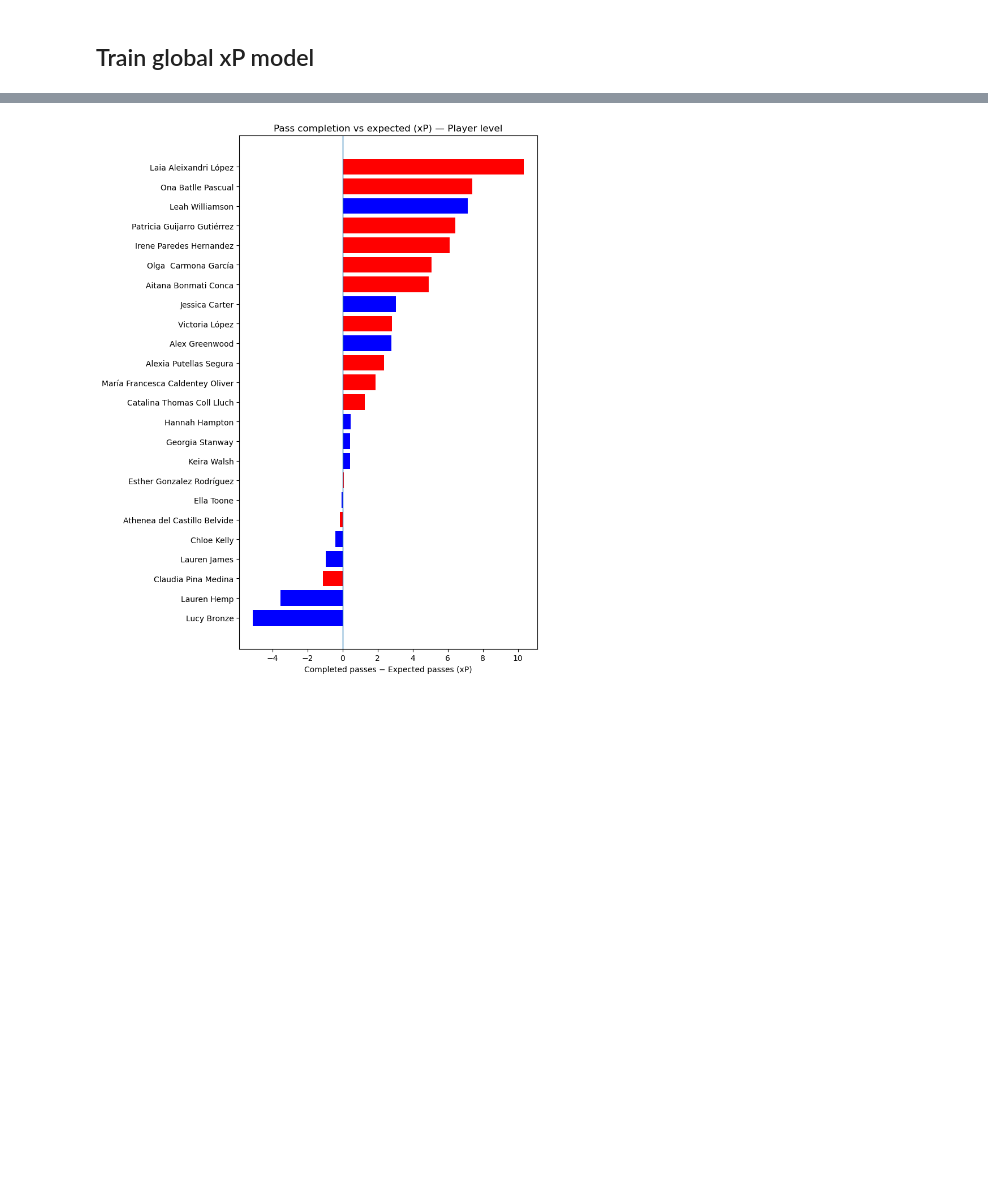
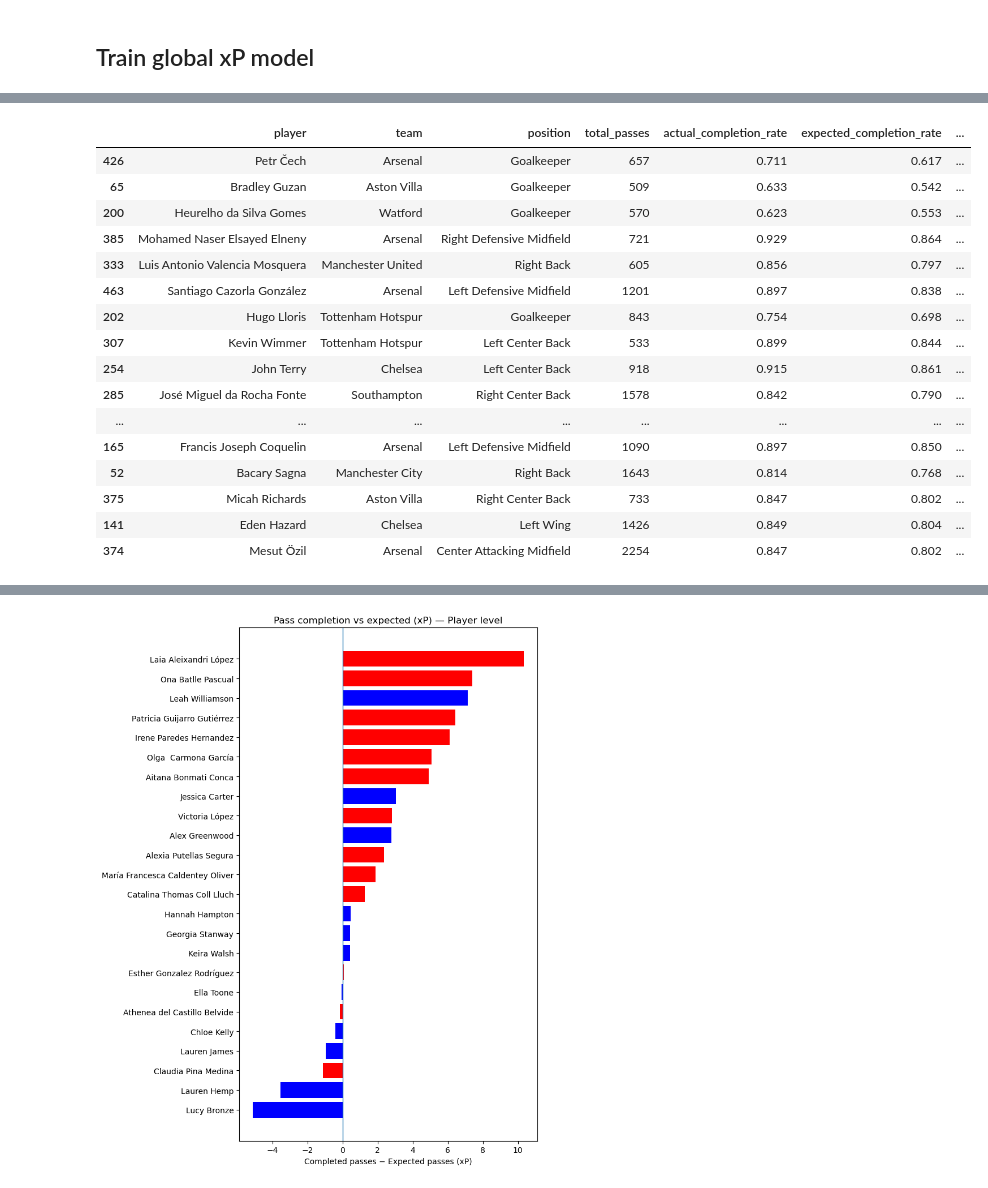
Before and after one commit to vickyfriss/Football-analytics, a Jupyter notebook: 202604 - 1 - Building Expected Passes xP for Men Top 5 Leagues.ipynb, the cells around one changed output, grey strips where cells are left out. Saved outputs shown, nothing was run; the diff lists cells and outputs as text; code cells hidden in the pictures; blank space fills up the shorter version.

```diff
--- a/202604 - 1 - Building Expected Passes xP for Men Top 5 Leagues.ipynb
+++ b/202604 - 1 - Building Expected Passes xP for Men Top 5 Leagues.ipynb
@@ -1269,0 +1358,72 @@ player_euros
+# %%
+# --
+# Difficulty-adjusted completion including position
+# --
+
+# Player aggregation including position
+player_stats = (
+    pl_df.groupby(["player", "team"])
+    .agg(
+        position=("position", lambda x: x.mode()[0] if not x.mode().empty else x.iloc[0]),
+        total_passes=("Outcome", "count"),
+        completed_passes=("Outcome", "sum"),
+        total_xP=("xP", "sum")
+    )
+    .reset_index()
+)
+
+# Completion metrics
+player_stats["actual_completion_rate"] = player_stats["completed_passes"] / player_stats["total_passes"]
+player_stats["expected_completion_rate"] = player_stats["total_xP"] / player_stats["total_passes"]
+
+# Difficulty-adjusted completion
+player_stats["difficulty_adjusted_completion"] = (
+    player_stats["actual_completion_rate"] -
+    player_stats["expected_completion_rate"]
+)
+
+# Filter players with enough passes
+player_filtered = player_stats[player_stats["total_passes"] >= 500].copy()
+
+# Round values for readability
+cols = [
+    "actual_completion_rate",
+    "expected_completion_rate",
+    "difficulty_adjusted_completion"
+]
+
+player_filtered[cols] = player_filtered[cols].round(3)
+
+# Top performers
+top_players = player_filtered.sort_values(
+    "difficulty_adjusted_completion",
+    ascending=False
+)[[
+    "player",
+    "team",
+    "position",
+    "total_passes",
+    "actual_completion_rate",
+    "expected_completion_rate",
+    "difficulty_adjusted_completion"
+]].head(20)
+
+# Worst performers
+worst_players = player_filtered.sort_values(
+    "difficulty_adjusted_completion"
+)[[
+    "player",
+    "team",
+    "position",
+    "total_passes",
+    "actual_completion_rate",
+    "expected_completion_rate",
+    "difficulty_adjusted_completion"
+]].head(20)
+
+print("Top players outperforming xP")
+display(top_players)
+
+print("\nPlayers underperforming xP")
+display(worst_players)
+# %% [output]
@@ -1269,0 +1431,17 @@ player_euros
+|  | player | team | position | total_passes | actual_completion_rate | expected_completion_rate | ... |
+| 426 | Petr Čech | Arsenal | Goalkeeper | 657 | 0.711 | 0.617 | ... |
+| 65 | Bradley Guzan | Aston Villa | Goalkeeper | 509 | 0.633 | 0.542 | ... |
+| 200 | Heurelho da Silva Gomes | Watford | Goalkeeper | 570 | 0.623 | 0.553 | ... |
+| 385 | Mohamed Naser Elsayed Elneny | Arsenal | Right Defensive Midfield | 721 | 0.929 | 0.864 | ... |
+| 333 | Luis Antonio Valencia Mosquera | Manchester United | Right Back | 605 | 0.856 | 0.797 | ... |
+| 463 | Santiago Cazorla González | Arsenal | Left Defensive Midfield | 1201 | 0.897 | 0.838 | ... |
+| 202 | Hugo Lloris | Tottenham Hotspur | Goalkeeper | 843 | 0.754 | 0.698 | ... |
+| 307 | Kevin Wimmer | Tottenham Hotspur | Left Center Back | 533 | 0.899 | 0.844 | ... |
+| 254 | John Terry | Chelsea | Left Center Back | 918 | 0.915 | 0.861 | ... |
+| 285 | José Miguel da Rocha Fonte | Southampton | Right Center Back | 1578 | 0.842 | 0.790 | ... |
+| ... | ... | ... | ... | ... | ... | ... | ... |
+| 165 | Francis Joseph Coquelin | Arsenal | Left Defensive Midfield | 1090 | 0.897 | 0.850 | ... |
+| 52 | Bacary Sagna | Manchester City | Right Back | 1643 | 0.814 | 0.768 | ... |
+| 375 | Micah Richards | Aston Villa | Right Center Back | 733 | 0.847 | 0.802 | ... |
+| 141 | Eden Hazard | Chelsea | Left Wing | 1426 | 0.849 | 0.804 | ... |
+| 374 | Mesut Özil | Arsenal | Center Attacking Midfield | 2254 | 0.847 | 0.802 | ... |
```
Also changed, not shown: parts of 21 cells of this notebook.
